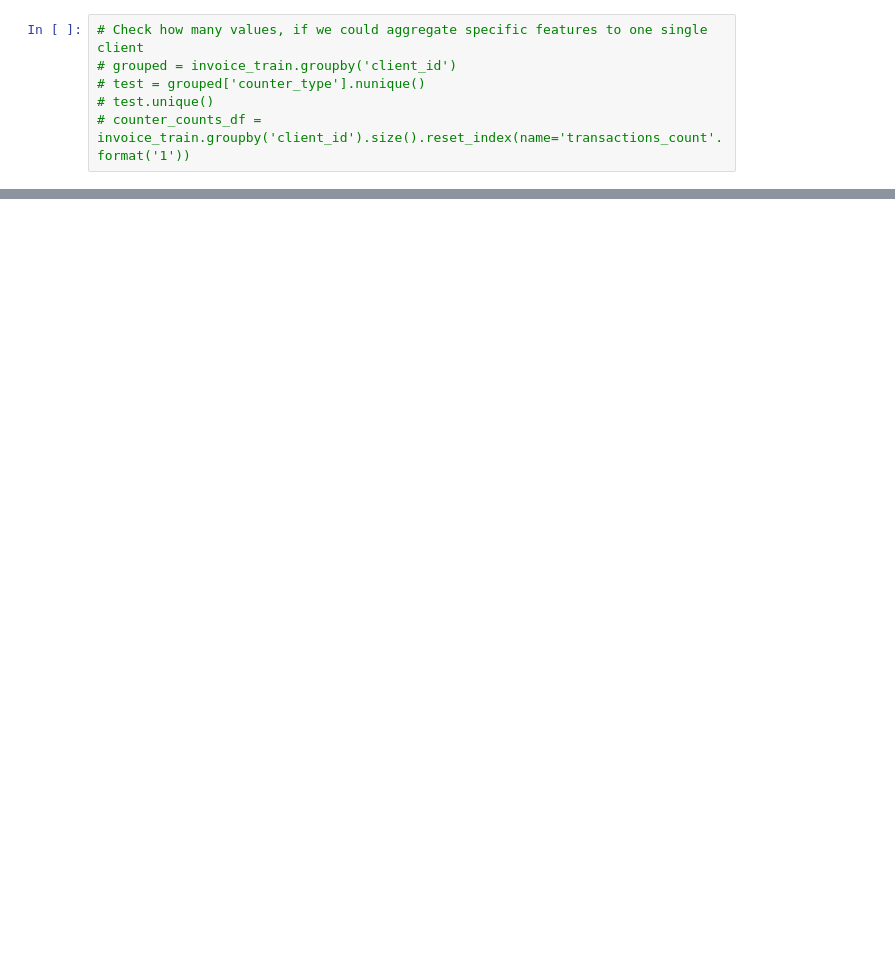
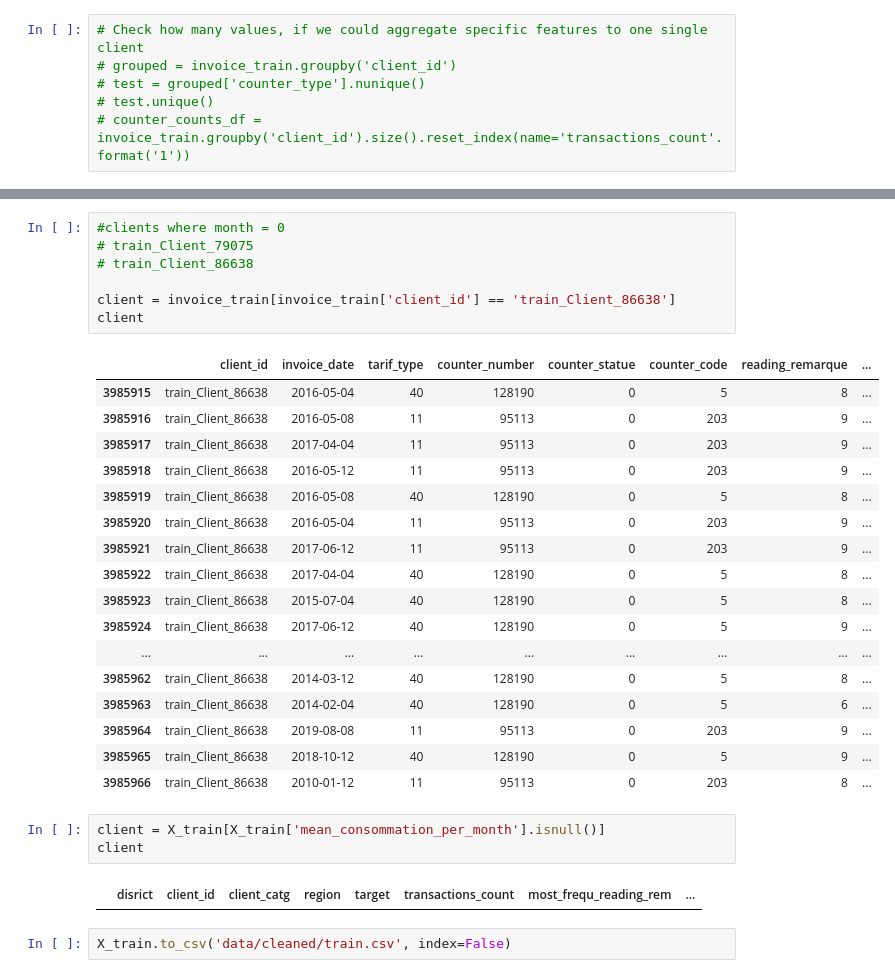
Before and after one commit to MaJo632/my_ml_project, a Jupyter notebook: 0306_EDA_FEATUREENG.ipynb, the cells around one changed output, grey strips where cells are left out. Cells and saved outputs as stored; diff of their text form; blank space fills up the shorter version.

```diff
--- a/0306_EDA_FEATUREENG.ipynb
+++ b/0306_EDA_FEATUREENG.ipynb
@@ -139,0 +303,32 @@ sns.countplot(x=y_train)
+# %%
+#clients where month = 0
+# train_Client_79075
+# train_Client_86638
+
+client = invoice_train[invoice_train['client_id'] == 'train_Client_86638']
+client
+# %% [output]
+|  | client_id | invoice_date | tarif_type | counter_number | counter_statue | counter_code | reading_remarque | ... |
+| 3985915 | train_Client_86638 | 2016-05-04 | 40 | 128190 | 0 | 5 | 8 | ... |
+| 3985916 | train_Client_86638 | 2016-05-08 | 11 | 95113 | 0 | 203 | 9 | ... |
+| 3985917 | train_Client_86638 | 2017-04-04 | 11 | 95113 | 0 | 203 | 9 | ... |
+| 3985918 | train_Client_86638 | 2016-05-12 | 11 | 95113 | 0 | 203 | 9 | ... |
+| 3985919 | train_Client_86638 | 2016-05-08 | 40 | 128190 | 0 | 5 | 8 | ... |
+| 3985920 | train_Client_86638 | 2016-05-04 | 11 | 95113 | 0 | 203 | 9 | ... |
+| 3985921 | train_Client_86638 | 2017-06-12 | 11 | 95113 | 0 | 203 | 9 | ... |
+| 3985922 | train_Client_86638 | 2017-04-04 | 40 | 128190 | 0 | 5 | 8 | ... |
+| 3985923 | train_Client_86638 | 2015-07-04 | 40 | 128190 | 0 | 5 | 8 | ... |
+| 3985924 | train_Client_86638 | 2017-06-12 | 40 | 128190 | 0 | 5 | 9 | ... |
+| ... | ... | ... | ... | ... | ... | ... | ... | ... |
+| 3985962 | train_Client_86638 | 2014-03-12 | 40 | 128190 | 0 | 5 | 8 | ... |
+| 3985963 | train_Client_86638 | 2014-02-04 | 40 | 128190 | 0 | 5 | 6 | ... |
+| 3985964 | train_Client_86638 | 2019-08-08 | 11 | 95113 | 0 | 203 | 9 | ... |
+| 3985965 | train_Client_86638 | 2018-10-12 | 40 | 128190 | 0 | 5 | 9 | ... |
+| 3985966 | train_Client_86638 | 2010-01-12 | 11 | 95113 | 0 | 203 | 8 | ... |
+# %%
+client = X_train[X_train['mean_consommation_per_month'].isnull()]
+client
+# %% [output]
+|  | disrict | client_id | client_catg | region | target | transactions_count | most_frequ_reading_rem | ... |
+# %%
+X_train.to_csv('data/cleaned/train.csv', index=False)
```
Also changed, not shown: parts of 39 cells of this notebook, 1 other file.
